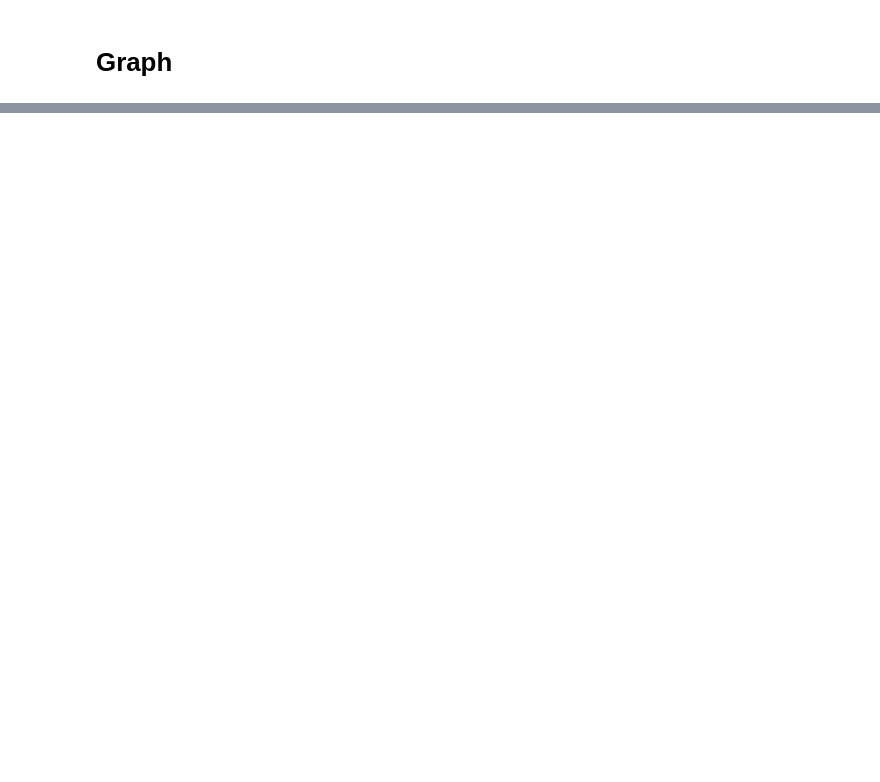
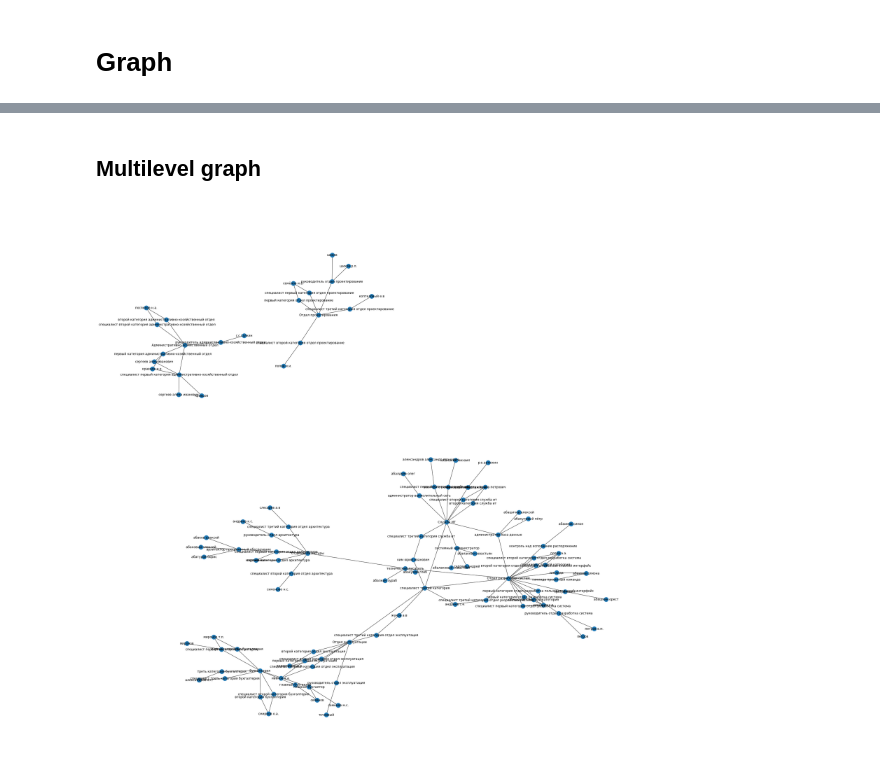
Before and after one commit to Somertonman/hackathon_2023, a Jupyter notebook: graph_org.ipynb, the cells around one changed output, grey strips where cells are left out. Drawn from its saved outputs; the diff is of its cells as text; code cells hidden in the pictures; blank space fills up the shorter version.

```diff
--- a/graph_org.ipynb
+++ b/graph_org.ipynb
@@ -54,0 +122,38 @@ nx.draw(DG, with_labels=True, font_weight='bold')
+# %% [markdown]
+## Multilevel graph
+# %%
+
+# create a graph object
+G = nx.Graph()
+
+
+comp_name = 'URFU_COMP'
+
+
+for i in list(departments):
+    DG.add_edge(comp_name, i)
+    # iterate through the rows of the DataFrame
+    for i, row in df.iterrows():
+        # add task_responsibles_groups node
+        dept = row["dept"]
+        G.add_node(dept, size=df["dept"].value_counts()[dept])
+        # add position node
+        position = row["position"]
+        G.add_node(position, size=df["position"].value_counts()[position])
+        # add name node
+        name = row["name"]
+        G.add_node(name, size=df["name"].value_counts()[name])
+        # add edges between task_responsibles_groups and position
+        G.add_edge(dept, position)
+        # add edges between position and name
+        G.add_edge(position, name)
+
+
+# draw the graph
+import matplotlib.pyplot as plt
+
+plt.figure(figsize=(30,30)) # set the size of the figure
+pos = nx.spring_layout(G) # use spring layout to calculate node positions
+nx.draw(G, pos, with_labels=True)
+# %% [output]
+[figure, added]
```
Also changed, not shown: parts of 9 cells of this notebook, 1 other file.
